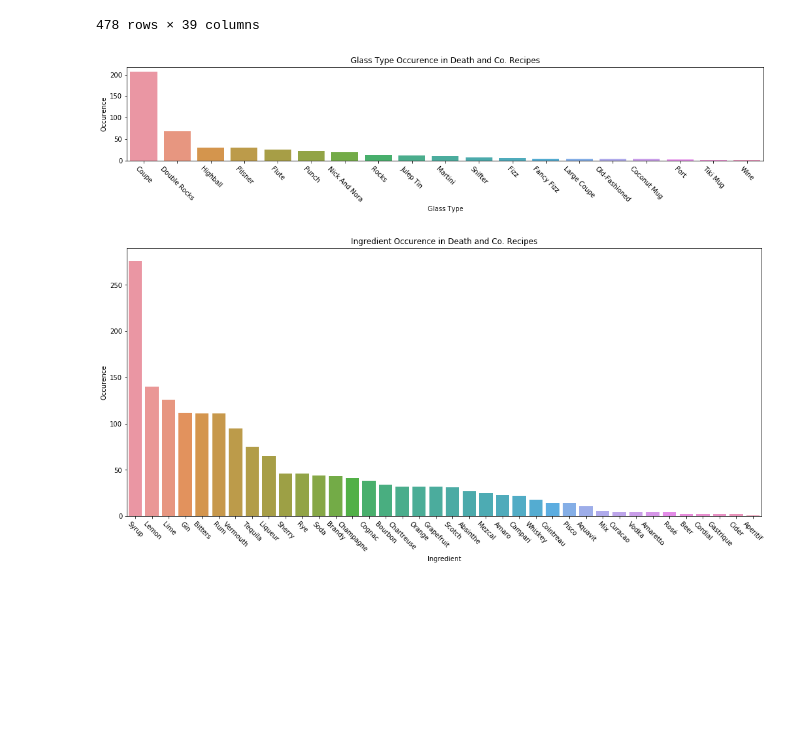
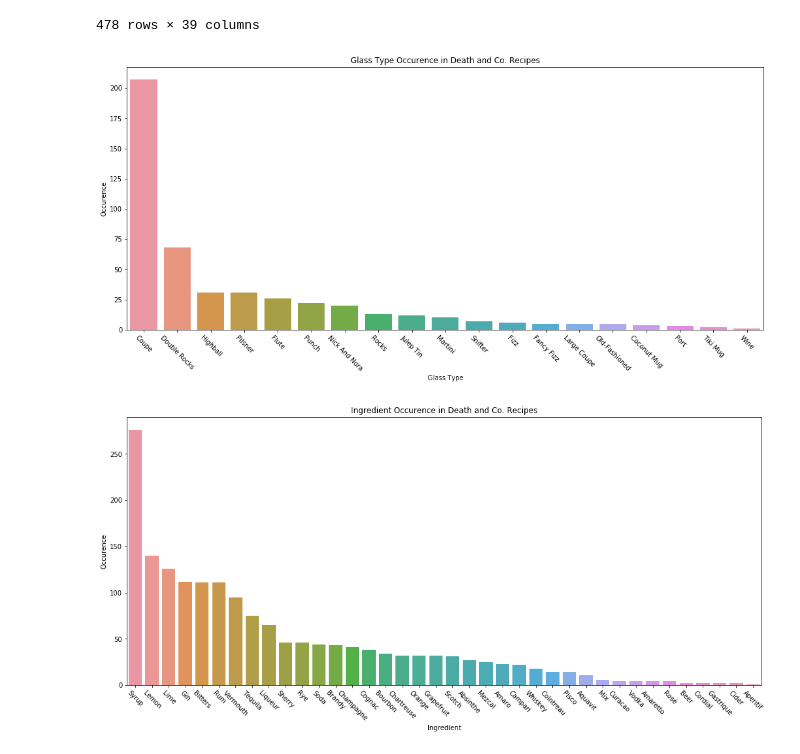
Before and after one commit to cole-khamnei/death_and_co_recipes, a Jupyter notebook: death_and_co_recipe_finder.ipynb, the cells around one changed output. Cells and saved outputs as stored; diff of their text form; code cells hidden in the pictures; blank space fills up the shorter version.

```diff
--- a/death_and_co_recipe_finder.ipynb
+++ b/death_and_co_recipe_finder.ipynb
@@ -151,17 +151,17 @@ import seaborn as sns
 # %%
 glass_counts = death_and_co_recipe_finder.ORIGINAL_RECIPES.groupby(by="Glass",
                                                                    axis=0).count().Name.sort_values(ascending=False)
 
-fig, ax = plt.subplots(figsize=(16, 4))
+fig, ax = plt.subplots(figsize=(16, 8))
 sns.barplot(x=glass_counts.index.tolist(), y=glass_counts.values)
 ax.set_xticklabels(ax.get_xticklabels(), rotation = -45)
 ax.set_xlabel("Glass Type")
 ax.set_ylabel("Occurence")
 ax.set_title("Glass Type Occurence in Death and Co. Recipes")
-fig.tight_layout(rect=(0.05,0.05, 0.95, 0.95))
-fig.savefig("plots/glass_occurences.png")
+fig.tight_layout(rect=(0.05, 0.05, 0.95, 0.95))
+fig.savefig("plots/glass_occurences.png", dpi=500)
 # %% [output]
-[figure, old version]
+[figure, new version]
 # %%
 ingredient_counts = defaultdict(lambda : 0)
 
```
Also changed, not shown: parts of 1 cell of this notebook, 2 other files.
